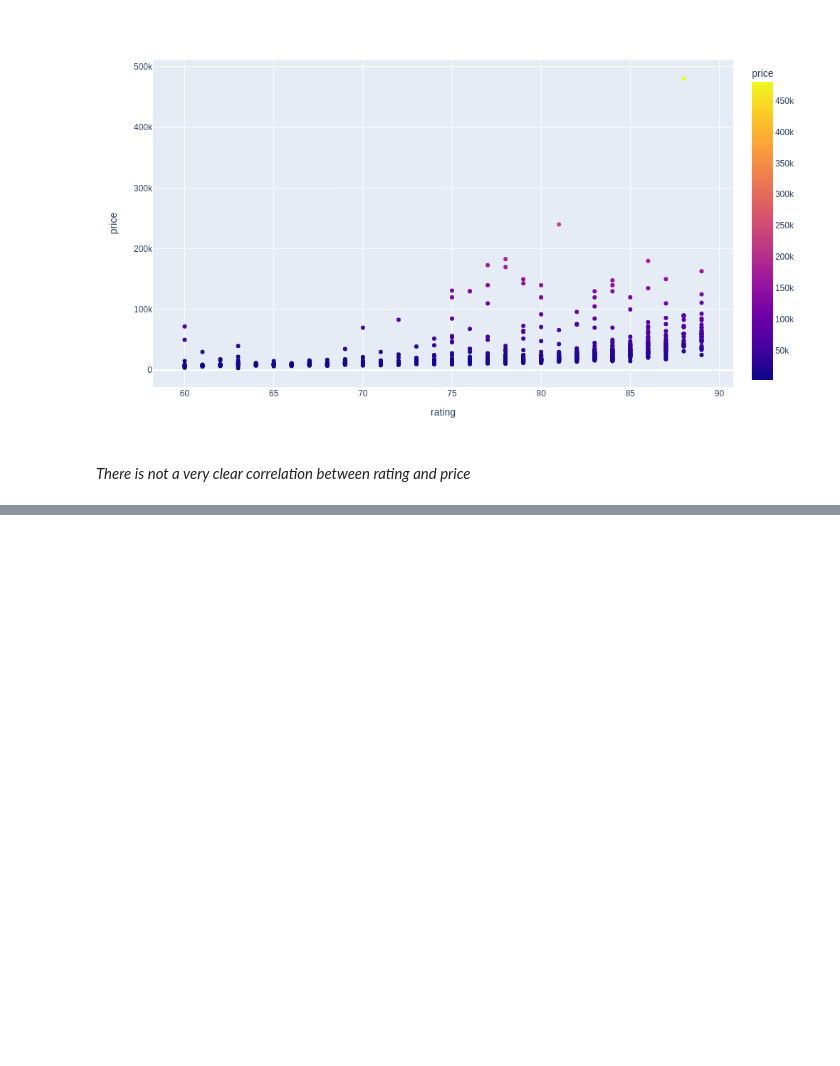
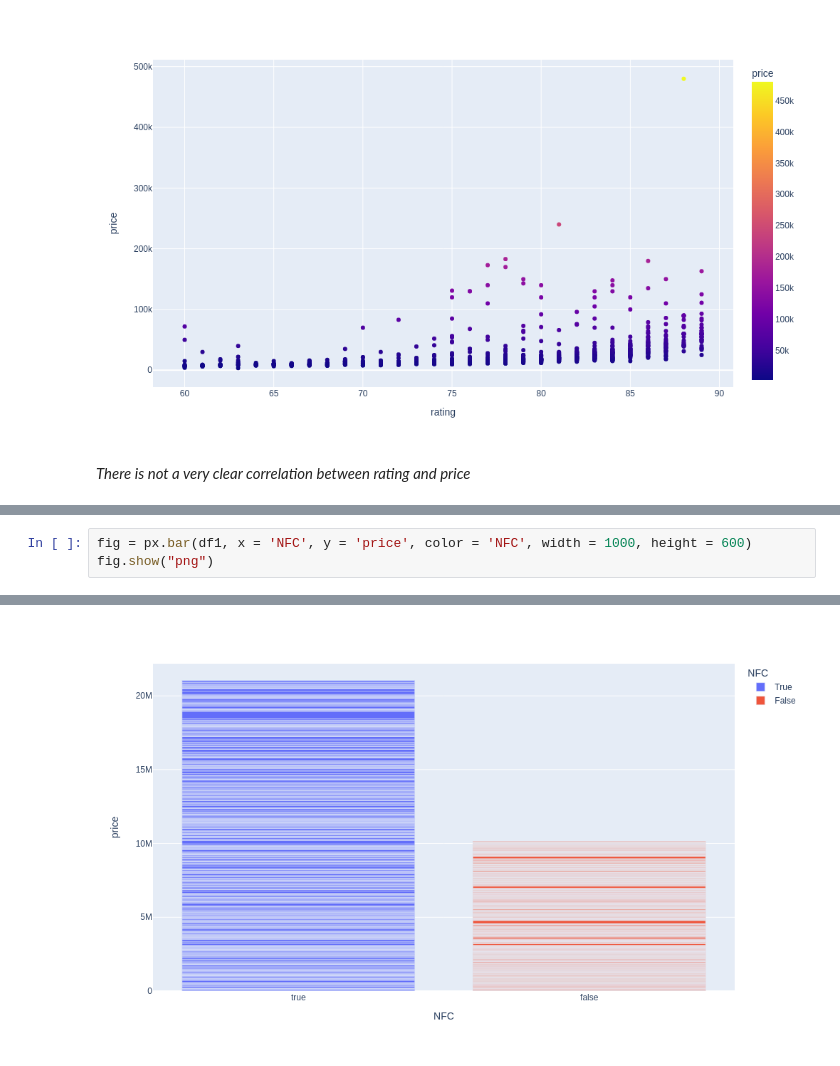
Before and after one commit to NityaVerma19/Data-Cleaning-Smartphone-Dataset, a Jupyter notebook: data-cleaning.ipynb, the cells around one changed output, grey strips where cells are left out. Cells and saved outputs as stored; diff of their text form; blank space fills up the shorter version.

```diff
--- a/data-cleaning.ipynb
+++ b/data-cleaning.ipynb
@@ -1411,0 +1428,4 @@ fig.show("png")
+# %%
+fig = px.bar(df1, x = 'NFC', y = 'price', color = 'NFC', width = 1000, height = 600)
+fig.show("png")
+# %% [output]
@@ -1411,0 +1433 @@ fig.show("png")
+[figure, added]
```
Also changed, not shown: parts of 9 cells of this notebook.
